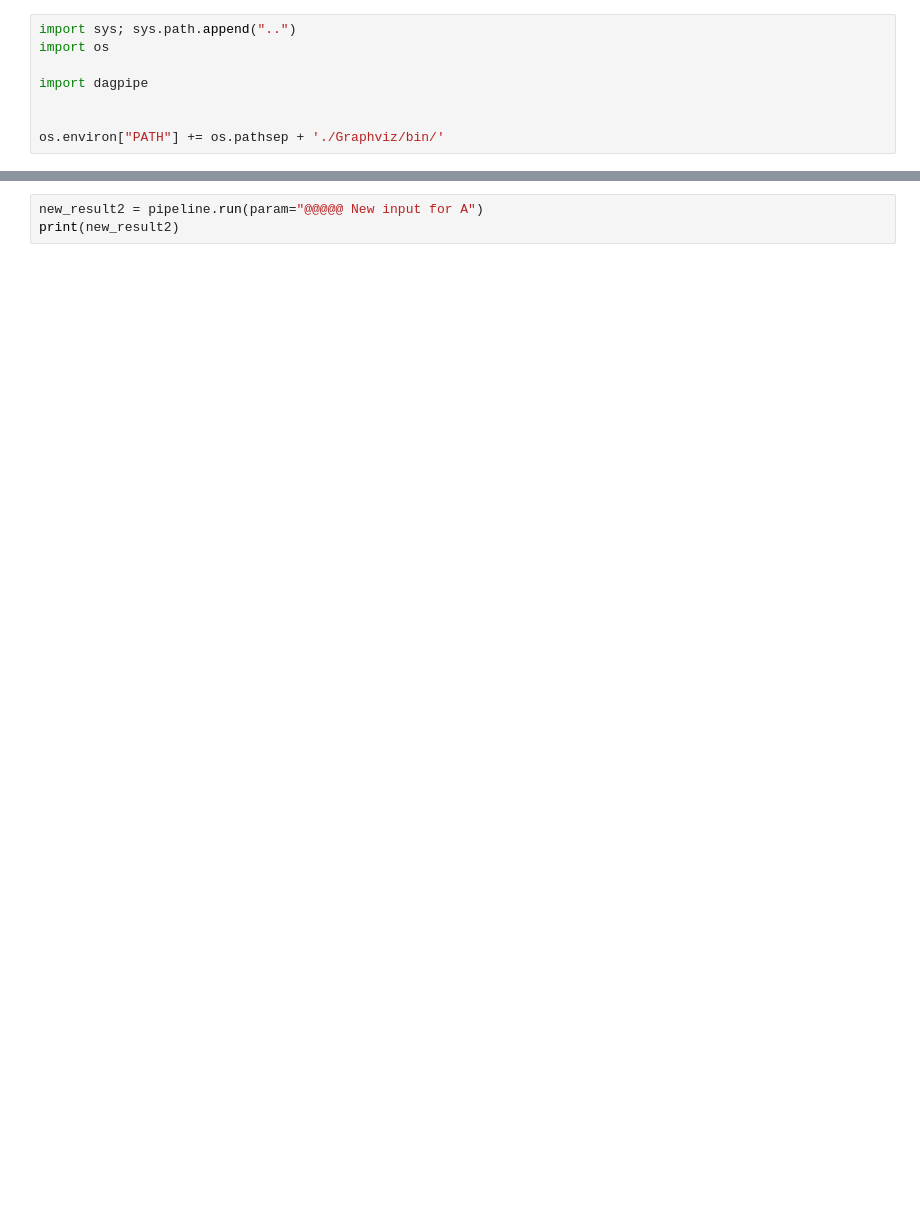
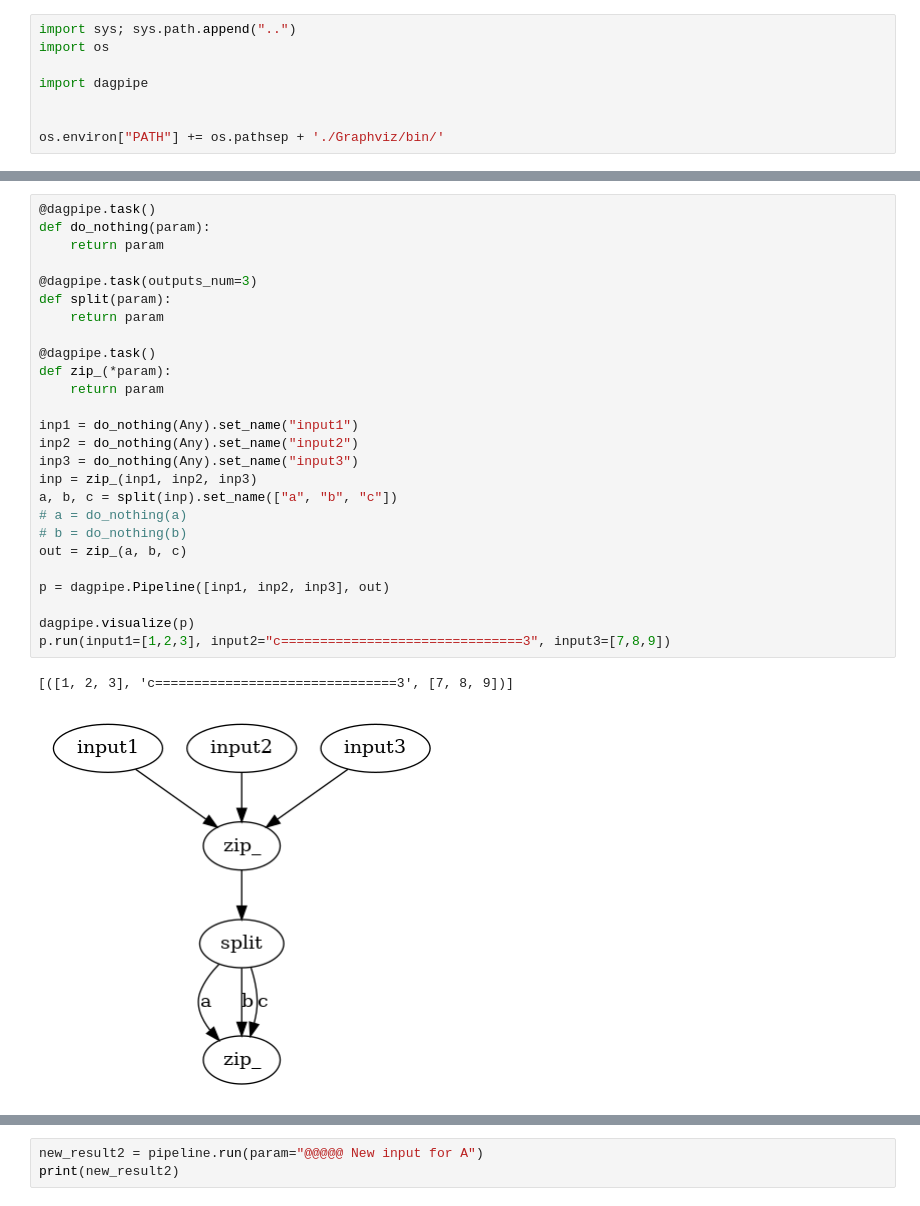
Before and after one commit to WojciechBogobowicz/dagpipe, a Jupyter notebook: notebooks/poc.ipynb, the cells around one changed output, grey strips where cells are left out. Cells and saved outputs as stored; diff of their text form; blank space fills up the shorter version.

```diff
--- a/notebooks/poc.ipynb
+++ b/notebooks/poc.ipynb
@@ -32,3 +163,32 @@ simple_pipeline.run()
+# %%
+@dagpipe.task()
+def do_nothing(param):
+    return param
+
+@dagpipe.task(outputs_num=3)
+def split(param):
+    return param
+
+@dagpipe.task()
+def zip_(*param):
+    return param
+
+inp1 = do_nothing(Any).set_name("input1")
+inp2 = do_nothing(Any).set_name("input2")
+inp3 = do_nothing(Any).set_name("input3")
+inp = zip_(inp1, inp2, inp3)
+a, b, c = split(inp).set_name(["a", "b", "c"])
+# a = do_nothing(a)
+# b = do_nothing(b)
+out = zip_(a, b, c)
+
+p = dagpipe.Pipeline([inp1, inp2, inp3], out)
+
+dagpipe.visualize(p)
+p.run(input1=[1,2,3], input2="c===============================3", input3=[7,8,9])
+# %% [output]
+[([1, 2, 3], 'c===============================3', [7, 8, 9])]
+[figure, added]
 # %%
 
 # Example task functions
```
Also changed, not shown: parts of 7 cells of this notebook, 1 other file.
